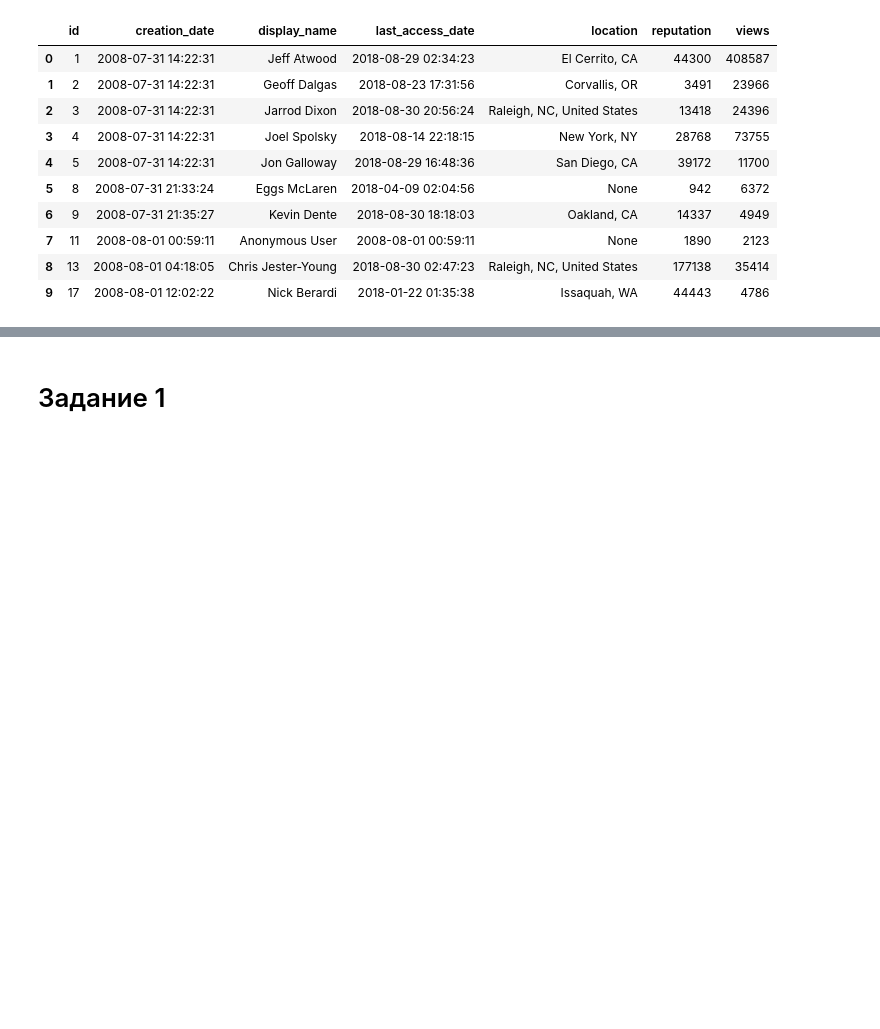
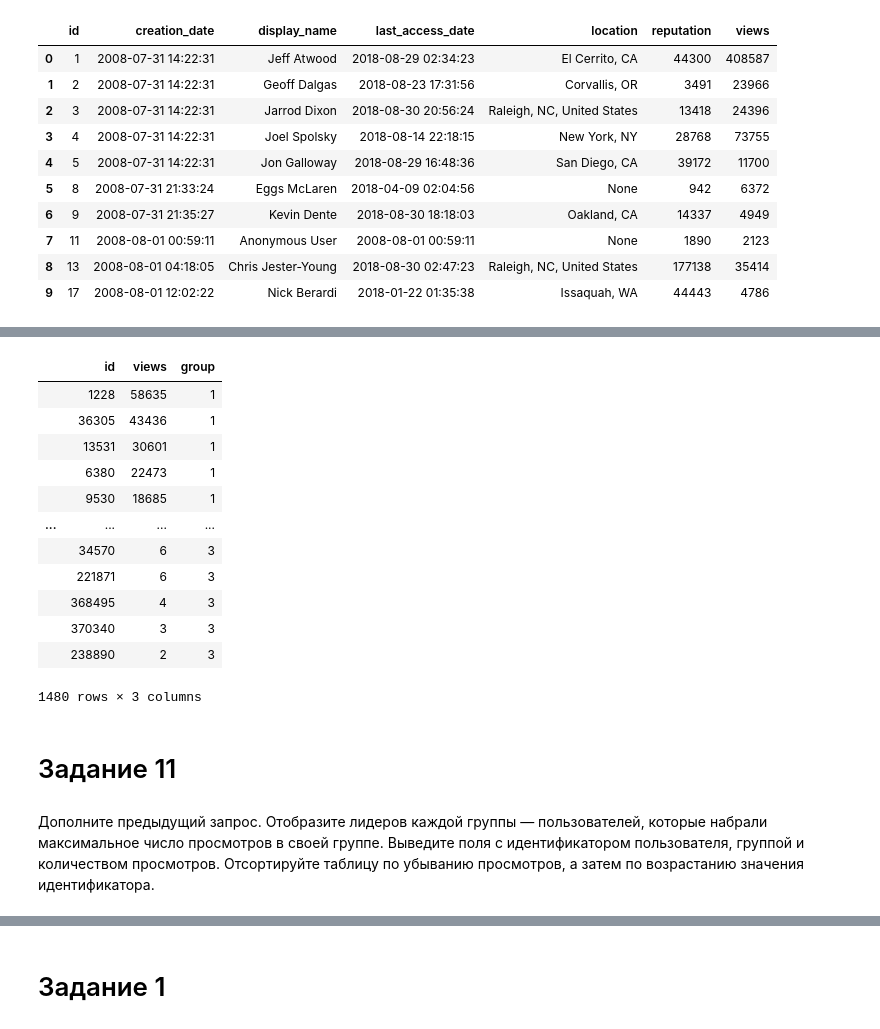
Before and after one commit to vadimprimakov/Yandex_practicum_DS_Plus, a Jupyter notebook: 14_advanced_sql/14_advanced_sql.ipynb, the cells around one changed output, grey strips where cells are left out. Saved outputs shown, nothing was run; the diff lists cells and outputs as text; code cells hidden in the pictures; blank space fills up the shorter version.

```diff
--- a/14_advanced_sql/14_advanced_sql.ipynb
+++ b/14_advanced_sql/14_advanced_sql.ipynb
@@ -64,0 +335,38 @@ sample_df
+# %%
+# напишите запрос
+query = '''
+SELECT id,
+       views,
+       CASE
+          WHEN views < 100 THEN 3
+          WHEN views >= 100 AND views < 350 THEN 2
+          ELSE 1
+       END AS group
+FROM stackoverflow.users
+WHERE location LIKE 'United States' AND views != 0
+ORDER BY views DESC;
+'''
+
+# выполните запрос
+part_1_question_10 = pd.read_sql_query(query, con=engine)
+blankIndex=[''] * len(part_1_question_10)
+part_1_question_10.index=blankIndex
+display(part_1_question_10)
+# %% [output]
+|  | id | views | group |
+|  | 1228 | 58635 | 1 |
+|  | 36305 | 43436 | 1 |
+|  | 13531 | 30601 | 1 |
+|  | 6380 | 22473 | 1 |
+|  | 9530 | 18685 | 1 |
+| ... | ... | ... | ... |
+|  | 34570 | 6 | 3 |
+|  | 221871 | 6 | 3 |
+|  | 368495 | 4 | 3 |
+|  | 370340 | 3 | 3 |
+|  | 238890 | 2 | 3 |
+1480 rows × 3 columns
+# %% [markdown]
+# Задание 11
+# %% [markdown]
+Дополните предыдущий запрос. Отобразите лидеров каждой группы — пользователей, которые набрали максимальное число просмотров в своей группе. Выведите поля с идентификатором пользователя, группой и количеством просмотров. Отсортируйте таблицу по убыванию просмотров, а затем по возрастанию значения идентификатора.
```
Also changed, not shown: parts of 53 cells of this notebook.
